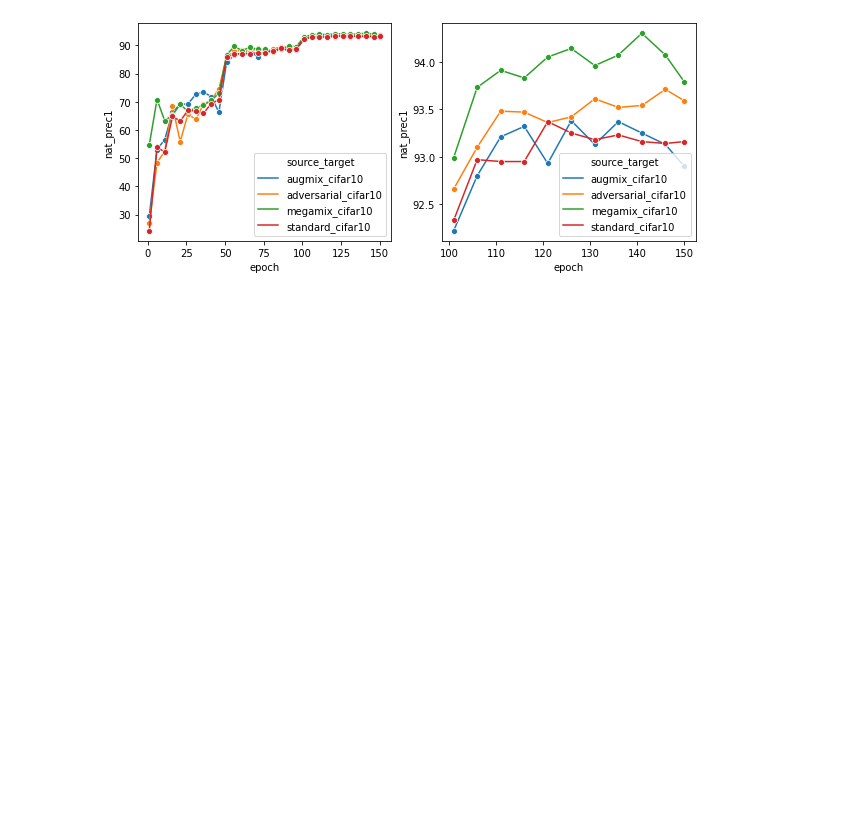
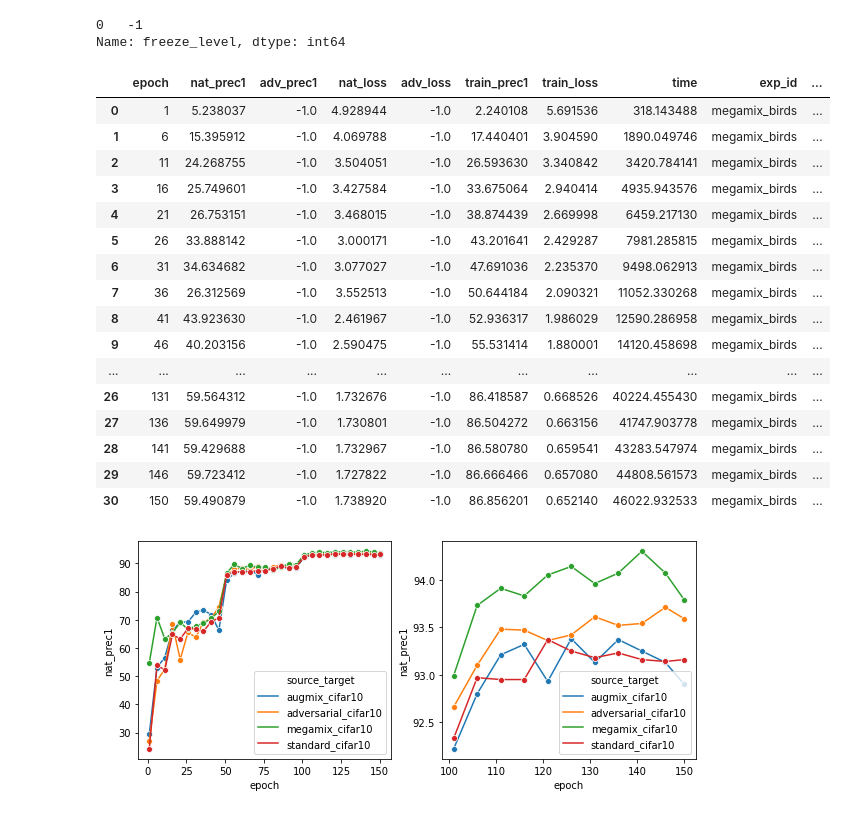
Before and after one commit to erichson/NoisyMix, a Jupyter notebook: transfer_learning/results.ipynb, the cells around one changed output. Saved outputs shown, nothing was run; the diff lists cells and outputs as text; code cells hidden in the pictures; blank space fills up the shorter version.

Commit message:
fixed batch and saving results

```diff
--- a/transfer_learning/results.ipynb
+++ b/transfer_learning/results.ipynb
@@ -25,0 +11,6 @@ df.reset_index(inplace=True)
+# %%
+parent_dir = 'results'
+reader = CollectionReader(directory=parent_dir)
+
+logs_df = reader.df('logs')
+metadata_df = reader.df('metadata')
@@ -25,0 +22,3 @@ df.reset_index(inplace=True)
+# %%
+logs_df['source_model'] = logs_df.exp_id.str.split('_', expand=True)[0]
+logs_df['target_dataset'] = logs_df.exp_id.str.split('_', expand=True)[1]
@@ -26,3 +50,28 @@ df.reset_index(inplace=True)
+# %%
+metadata_df[metadata_df['exp_id'] == 'megamix_birds']['freeze_level']
+# %% [output]
+0   -1
+Name: freeze_level, dtype: int64
+# %%
+logs_df[logs_df['exp_id'] == 'megamix_birds']
+# %% [output]
+|  | epoch | nat_prec1 | adv_prec1 | nat_loss | adv_loss | train_prec1 | train_loss | time | exp_id | ... |
+| 0 | 1 | 5.238037 | -1.0 | 4.928944 | -1.0 | 2.240108 | 5.691536 | 318.143488 | megamix_birds | ... |
+| 1 | 6 | 15.395912 | -1.0 | 4.069788 | -1.0 | 17.440401 | 3.904590 | 1890.049746 | megamix_birds | ... |
+| 2 | 11 | 24.268755 | -1.0 | 3.504051 | -1.0 | 26.593630 | 3.340842 | 3420.784141 | megamix_birds | ... |
+| 3 | 16 | 25.749601 | -1.0 | 3.427584 | -1.0 | 33.675064 | 2.940414 | 4935.943576 | megamix_birds | ... |
+| 4 | 21 | 26.753151 | -1.0 | 3.468015 | -1.0 | 38.874439 | 2.669998 | 6459.217130 | megamix_birds | ... |
+| 5 | 26 | 33.888142 | -1.0 | 3.000171 | -1.0 | 43.201641 | 2.429287 | 7981.285815 | megamix_birds | ... |
+| 6 | 31 | 34.634682 | -1.0 | 3.077027 | -1.0 | 47.691036 | 2.235370 | 9498.062913 | megamix_birds | ... |
+| 7 | 36 | 26.312569 | -1.0 | 3.552513 | -1.0 | 50.644184 | 2.090321 | 11052.330268 | megamix_birds | ... |
+| 8 | 41 | 43.923630 | -1.0 | 2.461967 | -1.0 | 52.936317 | 1.986029 | 12590.286958 | megamix_birds | ... |
+| 9 | 46 | 40.203156 | -1.0 | 2.590475 | -1.0 | 55.531414 | 1.880001 | 14120.458698 | megamix_birds | ... |
+| ... | ... | ... | ... | ... | ... | ... | ... | ... | ... | ... |
+| 26 | 131 | 59.564312 | -1.0 | 1.732676 | -1.0 | 86.418587 | 0.668526 | 40224.455430 | megamix_birds | ... |
+| 27 | 136 | 59.649979 | -1.0 | 1.730801 | -1.0 | 86.504272 | 0.663156 | 41747.903778 | megamix_birds | ... |
+| 28 | 141 | 59.429688 | -1.0 | 1.732967 | -1.0 | 86.580780 | 0.659541 | 43283.547974 | megamix_birds | ... |
+| 29 | 146 | 59.723412 | -1.0 | 1.727822 | -1.0 | 86.666466 | 0.657080 | 44808.561573 | megamix_birds | ... |
+| 30 | 150 | 59.490879 | -1.0 | 1.738920 | -1.0 | 86.856201 | 0.652140 | 46022.932533 | megamix_birds | ... |
 # %%
 fig, axs = plt.subplots(1, 2, figsize=(10,4))
 sns.lineplot(data=df, x='epoch', y='nat_prec1', hue='source_target', marker='o', ax=axs[0])
```
Also changed, not shown: parts of 7 cells of this notebook, 2 other files.
